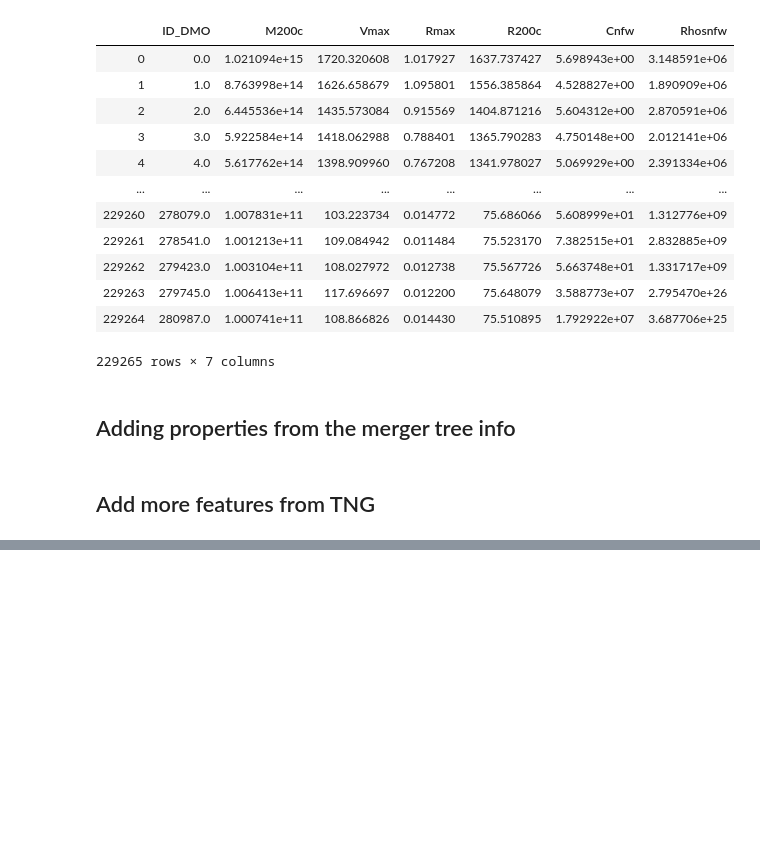
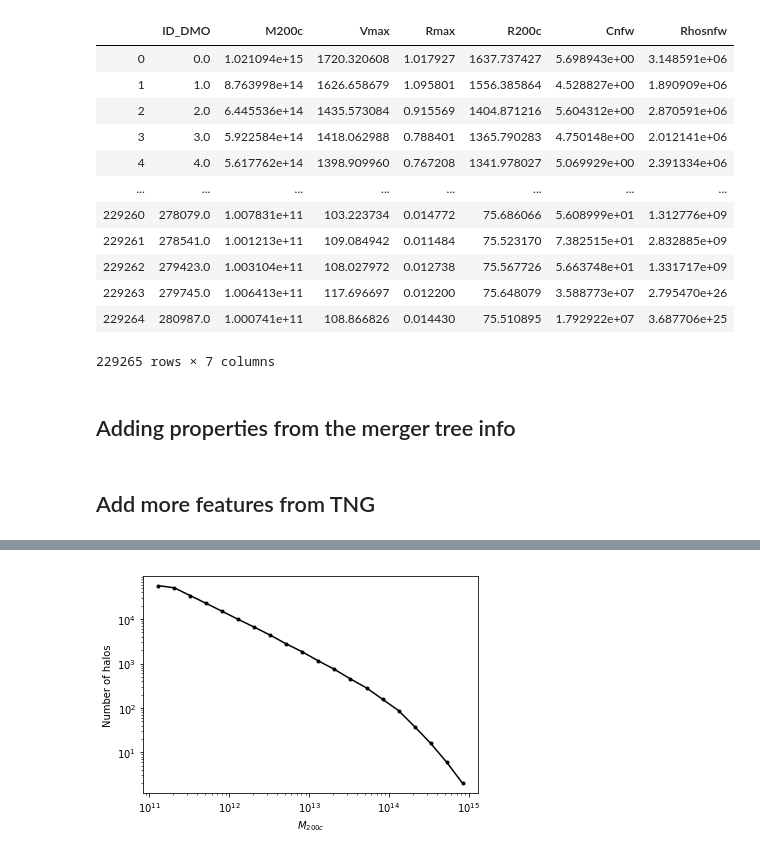
Before and after one commit to florpi/GaHaCo, a Jupyter notebook: notebooks/data_EDA.ipynb, the cells around one changed output, grey strips where cells are left out. Saved outputs shown, nothing was run; the diff lists cells and outputs as text; code cells hidden in the pictures; blank space fills up the shorter version.

```diff
--- a/notebooks/data_EDA.ipynb
+++ b/notebooks/data_EDA.ipynb
@@ -252,0 +236,4 @@ plt.legend()
+# %%
+hmf.plot_halo_mass_function(no_duplicates_df['M200c'])
+# %% [output]
+[figure, added]
```
Also changed, not shown: parts of 18 cells of this notebook, 3 other files.
